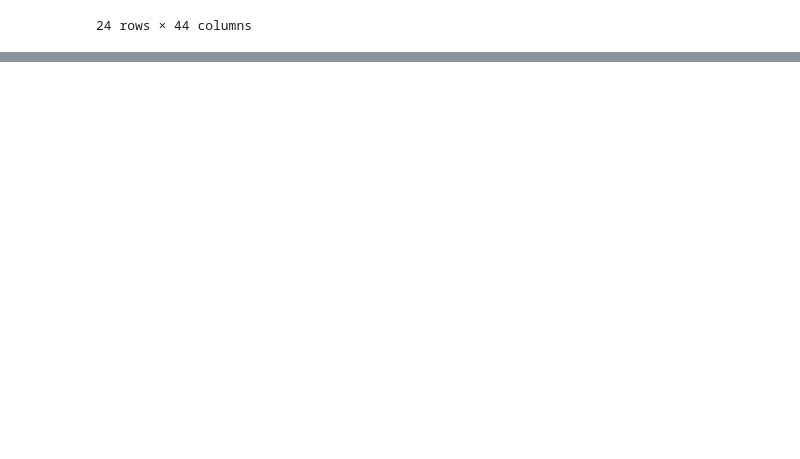
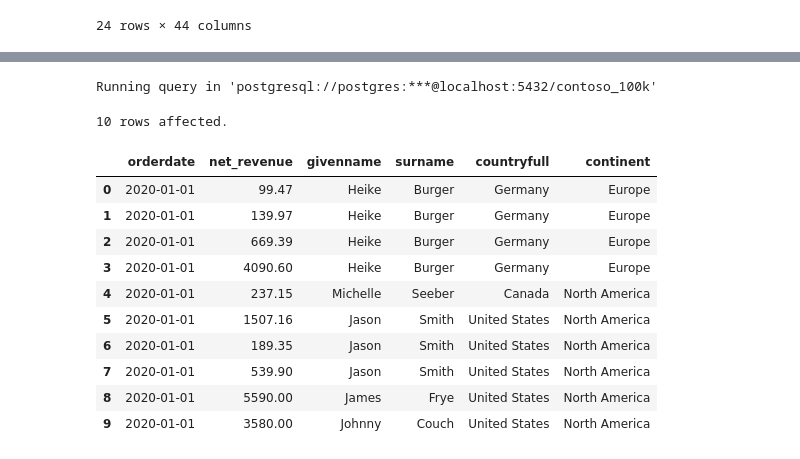
Before and after one commit to Iyke-7/Iyke-7, a Jupyter notebook: Resources/Blank_SQL_Notebook.ipynb, the cells around one changed output, grey strips where cells are left out. Saved outputs shown, nothing was run; the diff lists cells and outputs as text; code cells hidden in the pictures; blank space fills up the shorter version.

```diff
--- a/Resources/Blank_SQL_Notebook.ipynb
+++ b/Resources/Blank_SQL_Notebook.ipynb
@@ -236,0 +334,29 @@ Running query in 'postgresql://postgres:***@localhost:5432/contoso_100k'
+# %%
+%%sql
+SELECT
+  s.orderdate,
+  s.quantity * s.netprice * s.exchangerate AS net_revenue,
+  c.givenname,
+  c.surname,
+  c.countryfull,
+  c.continent
+FROM
+  Sales s
+LEFT JOIN customer c ON s.customerkey = c.customerkey
+WHERE
+  orderdate >= '2020-01-01'
+LIMIT 10
+# %% [output]
+Running query in 'postgresql://postgres:***@localhost:5432/contoso_100k'
+10 rows affected.
+|  | orderdate | net_revenue | givenname | surname | countryfull | continent |
+| 0 | 2020-01-01 | 99.47 | Heike | Burger | Germany | Europe |
+| 1 | 2020-01-01 | 139.97 | Heike | Burger | Germany | Europe |
+| 2 | 2020-01-01 | 669.39 | Heike | Burger | Germany | Europe |
+| 3 | 2020-01-01 | 4090.60 | Heike | Burger | Germany | Europe |
+| 4 | 2020-01-01 | 237.15 | Michelle | Seeber | Canada | North America |
+| 5 | 2020-01-01 | 1507.16 | Jason | Smith | United States | North America |
+| 6 | 2020-01-01 | 189.35 | Jason | Smith | United States | North America |
+| 7 | 2020-01-01 | 539.90 | Jason | Smith | United States | North America |
+| 8 | 2020-01-01 | 5590.00 | James | Frye | United States | North America |
+| 9 | 2020-01-01 | 3580.00 | Johnny | Couch | United States | North America |
```
Also changed, not shown: parts of 7 cells of this notebook.
